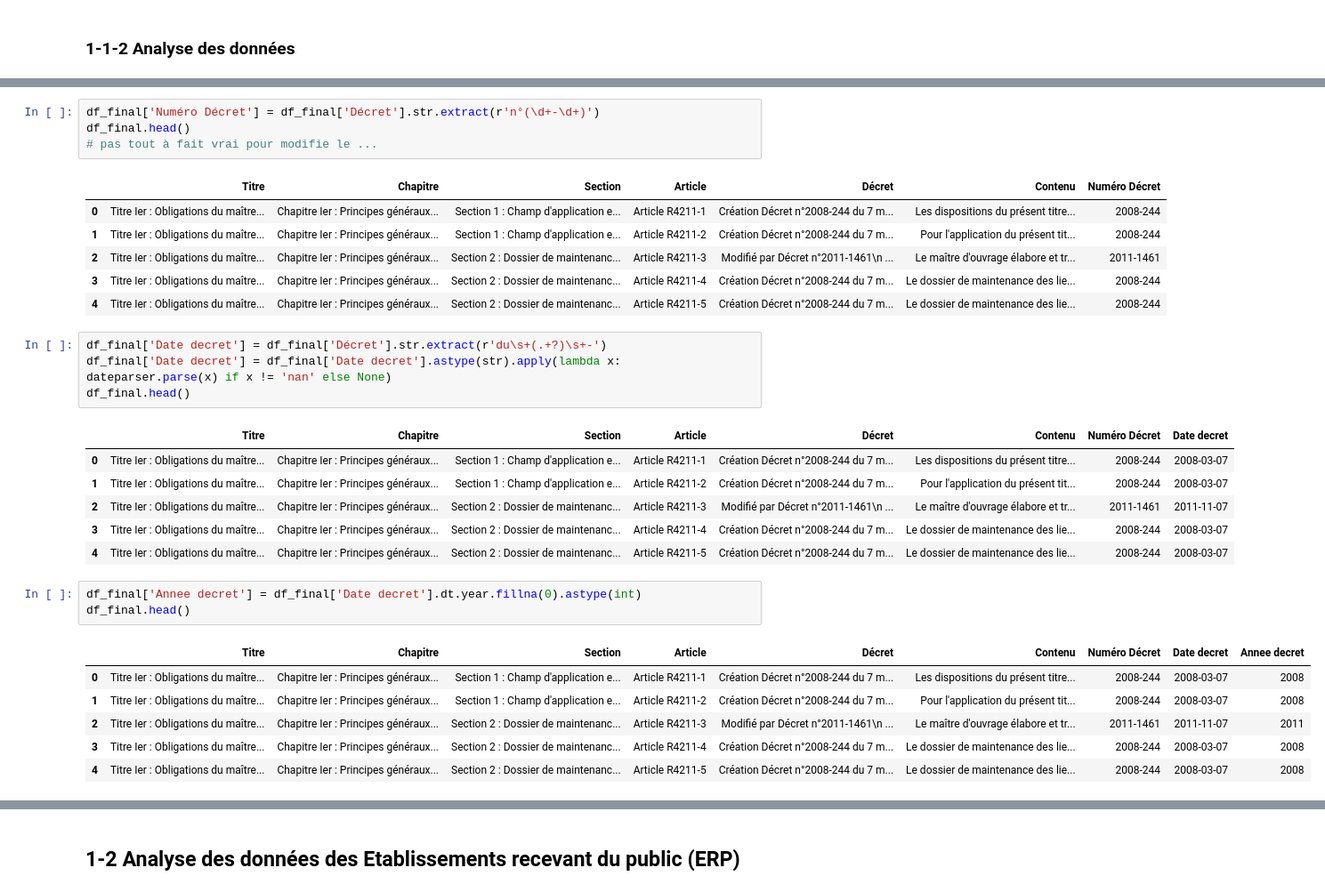
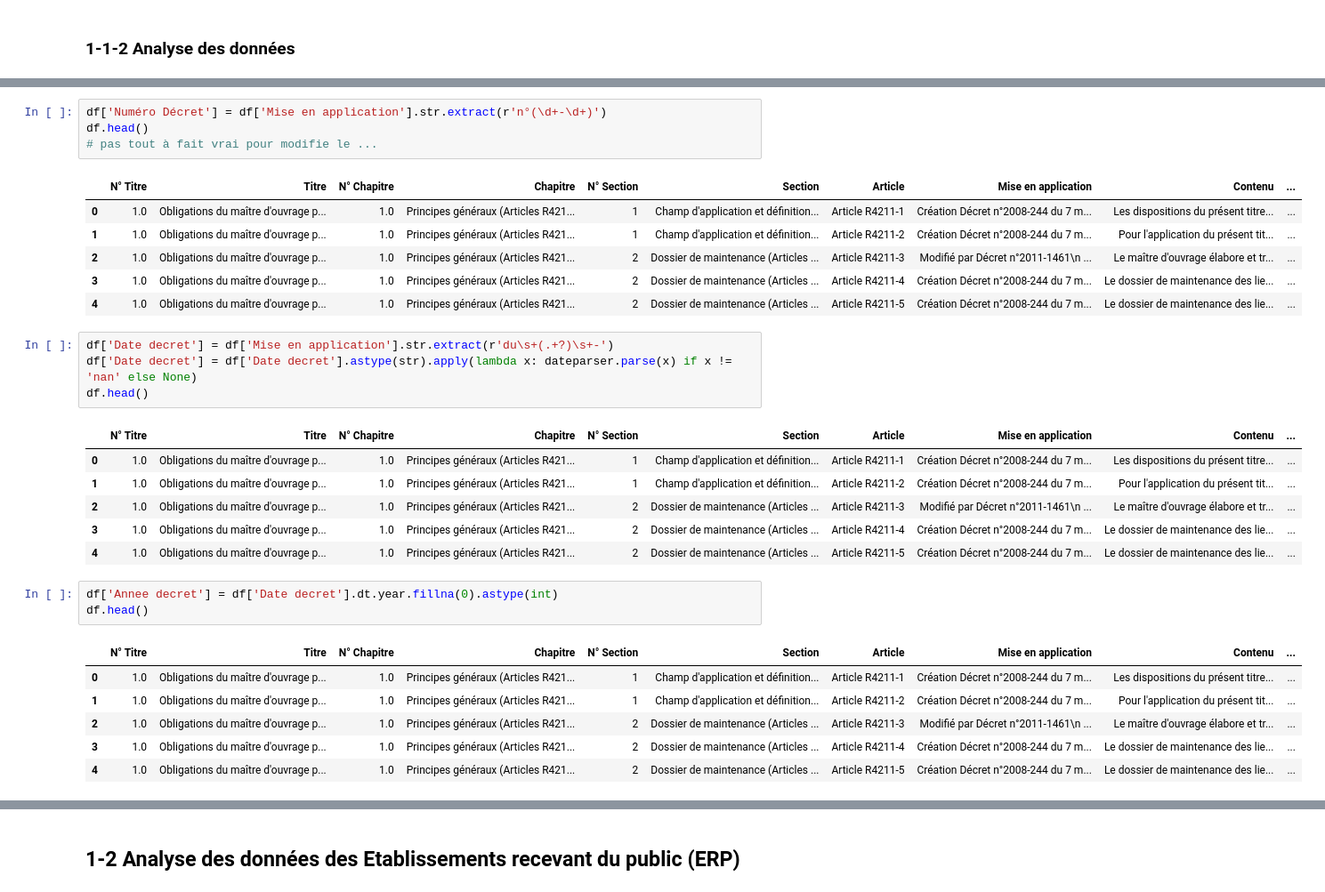
Before and after one commit to MarineDS23/BOT-Technique, a Jupyter notebook: notebooks/bot_#1_scrapping.ipynb, the cells around one changed output, grey strips where cells are left out. Shown at 89% size. Saved outputs shown, nothing was run; the diff lists cells and outputs as text.

```diff
--- a/notebooks/bot_#1_scrapping.ipynb
+++ b/notebooks/bot_#1_scrapping.ipynb
@@ -159,34 +230,34 @@ Chapitre Ier : Principes généraux (Articles R4211-1 à R4211-5)
 Name: count, dtype: int64
 # %%
-df_final['Numéro Décret'] = df_final['Décret'].str.extract(r'n°(\d+-\d+)')
-df_final.head()
+df['Numéro Décret'] = df['Mise en application'].str.extract(r'n°(\d+-\d+)')
+df.head()
 # pas tout à fait vrai pour modifie le ...
 # %% [output]
-|  | Titre | Chapitre | Section | Article | Décret | Contenu | Numéro Décret |
-| 0 | Titre Ier : Obligations du maître... | Chapitre Ier : Principes généraux... | Section 1 : Champ d'application e... | Article R4211-1 | Création Décret n°2008-244 du 7 m... | Les dispositions du présent titre... | 2008-244 |
-| 1 | Titre Ier : Obligations du maître... | Chapitre Ier : Principes généraux... | Section 1 : Champ d'application e... | Article R4211-2 | Création Décret n°2008-244 du 7 m... | Pour l'application du présent tit... | 2008-244 |
-| 2 | Titre Ier : Obligations du maître... | Chapitre Ier : Principes généraux... | Section 2 : Dossier de maintenanc... | Article R4211-3 | Modifié par Décret n°2011-1461\n ... | Le maître d'ouvrage élabore et tr... | 2011-1461 |
-| 3 | Titre Ier : Obligations du maître... | Chapitre Ier : Principes généraux... | Section 2 : Dossier de maintenanc... | Article R4211-4 | Création Décret n°2008-244 du 7 m... | Le dossier de maintenance des lie... | 2008-244 |
-| 4 | Titre Ier : Obligations du maître... | Chapitre Ier : Principes généraux... | Section 2 : Dossier de maintenanc... | Article R4211-5 | Création Décret n°2008-244 du 7 m... | Le dossier de maintenance des lie... | 2008-244 |
+|  | N° Titre | Titre | N° Chapitre | Chapitre | N° Section | Section | Article | Mise en application | Contenu | ... |
+| 0 | 1.0 | Obligations du maître d'ouvrage p... | 1.0 | Principes généraux (Articles R421... | 1 | Champ d'application et définition... | Article R4211-1 | Création Décret n°2008-244 du 7 m... | Les dispositions du présent titre... | ... |
+| 1 | 1.0 | Obligations du maître d'ouvrage p... | 1.0 | Principes généraux (Articles R421... | 1 | Champ d'application et définition... | Article R4211-2 | Création Décret n°2008-244 du 7 m... | Pour l'application du présent tit... | ... |
+| 2 | 1.0 | Obligations du maître d'ouvrage p... | 1.0 | Principes généraux (Articles R421... | 2 | Dossier de maintenance (Articles ... | Article R4211-3 | Modifié par Décret n°2011-1461\n ... | Le maître d'ouvrage élabore et tr... | ... |
+| 3 | 1.0 | Obligations du maître d'ouvrage p... | 1.0 | Principes généraux (Articles R421... | 2 | Dossier de maintenance (Articles ... | Article R4211-4 | Création Décret n°2008-244 du 7 m... | Le dossier de maintenance des lie... | ... |
+| 4 | 1.0 | Obligations du maître d'ouvrage p... | 1.0 | Principes généraux (Articles R421... | 2 | Dossier de maintenance (Articles ... | Article R4211-5 | Création Décret n°2008-244 du 7 m... | Le dossier de maintenance des lie... | ... |
 # %%
-df_final['Date decret'] = df_final['Décret'].str.extract(r'du\s+(.+?)\s+-')
-df_final['Date decret'] = df_final['Date decret'].astype(str).apply(lambda x: dateparser.parse(x) if x != 'nan' else None)
-df_final.head()
+df['Date decret'] = df['Mise en application'].str.extract(r'du\s+(.+?)\s+-')
+df['Date decret'] = df['Date decret'].astype(str).apply(lambda x: dateparser.parse(x) if x != 'nan' else None)
+df.head()
 # %% [output]
-|  | Titre | Chapitre | Section | Article | Décret | Contenu | Numéro Décret | Date decret |
-| 0 | Titre Ier : Obligations du maître... | Chapitre Ier : Principes généraux... | Section 1 : Champ d'application e... | Article R4211-1 | Création Décret n°2008-244 du 7 m... | Les dispositions du présent titre... | 2008-244 | 2008-03-07 |
-| 1 | Titre Ier : Obligations du maître... | Chapitre Ier : Principes généraux... | Section 1 : Champ d'application e... | Article R4211-2 | Création Décret n°2008-244 du 7 m... | Pour l'application du présent tit... | 2008-244 | 2008-03-07 |
-| 2 | Titre Ier : Obligations du maître... | Chapitre Ier : Principes généraux... | Section 2 : Dossier de maintenanc... | Article R4211-3 | Modifié par Décret n°2011-1461\n ... | Le maître d'ouvrage élabore et tr... | 2011-1461 | 2011-11-07 |
-| 3 | Titre Ier : Obligations du maître... | Chapitre Ier : Principes généraux... | Section 2 : Dossier de maintenanc... | Article R4211-4 | Création Décret n°2008-244 du 7 m... | Le dossier de maintenance des lie... | 2008-244 | 2008-03-07 |
-| 4 | Titre Ier : Obligations du maître... | Chapitre Ier : Principes généraux... | Section 2 : Dossier de maintenanc... | Article R4211-5 | Création Décret n°2008-244 du 7 m... | Le dossier de maintenance des lie... | 2008-244 | 2008-03-07 |
+|  | N° Titre | Titre | N° Chapitre | Chapitre | N° Section | Section | Article | Mise en application | Contenu | ... |
+| 0 | 1.0 | Obligations du maître d'ouvrage p... | 1.0 | Principes généraux (Articles R421... | 1 | Champ d'application et définition... | Article R4211-1 | Création Décret n°2008-244 du 7 m... | Les dispositions du présent titre... | ... |
+| 1 | 1.0 | Obligations du maître d'ouvrage p... | 1.0 | Principes généraux (Articles R421... | 1 | Champ d'application et définition... | Article R4211-2 | Création Décret n°2008-244 du 7 m... | Pour l'application du présent tit... | ... |
+| 2 | 1.0 | Obligations du maître d'ouvrage p... | 1.0 | Principes généraux (Articles R421... | 2 | Dossier de maintenance (Articles ... | Article R4211-3 | Modifié par Décret n°2011-1461\n ... | Le maître d'ouvrage élabore et tr... | ... |
+| 3 | 1.0 | Obligations du maître d'ouvrage p... | 1.0 | Principes généraux (Articles R421... | 2 | Dossier de maintenance (Articles ... | Article R4211-4 | Création Décret n°2008-244 du 7 m... | Le dossier de maintenance des lie... | ... |
+| 4 | 1.0 | Obligations du maître d'ouvrage p... | 1.0 | Principes généraux (Articles R421... | 2 | Dossier de maintenance (Articles ... | Article R4211-5 | Création Décret n°2008-244 du 7 m... | Le dossier de maintenance des lie... | ... |
 # %%
-df_final['Annee decret'] = df_final['Date decret'].dt.year.fillna(0).astype(int)
-df_final.head()
+df['Annee decret'] = df['Date decret'].dt.year.fillna(0).astype(int)
+df.head()
 # %% [output]
-|  | Titre | Chapitre | Section | Article | Décret | Contenu | Numéro Décret | Date decret | Annee decret |
-| 0 | Titre Ier : Obligations du maître... | Chapitre Ier : Principes généraux... | Section 1 : Champ d'application e... | Article R4211-1 | Création Décret n°2008-244 du 7 m... | Les dispositions du présent titre... | 2008-244 | 2008-03-07 | 2008 |
-| 1 | Titre Ier : Obligations du maître... | Chapitre Ier : Principes généraux... | Section 1 : Champ d'application e... | Article R4211-2 | Création Décret n°2008-244 du 7 m... | Pour l'application du présent tit... | 2008-244 | 2008-03-07 | 2008 |
-| 2 | Titre Ier : Obligations du maître... | Chapitre Ier : Principes généraux... | Section 2 : Dossier de maintenanc... | Article R4211-3 | Modifié par Décret n°2011-1461\n ... | Le maître d'ouvrage élabore et tr... | 2011-1461 | 2011-11-07 | 2011 |
-| 3 | Titre Ier : Obligations du maître... | Chapitre Ier : Principes généraux... | Section 2 : Dossier de maintenanc... | Article R4211-4 | Création Décret n°2008-244 du 7 m... | Le dossier de maintenance des lie... | 2008-244 | 2008-03-07 | 2008 |
-| 4 | Titre Ier : Obligations du maître... | Chapitre Ier : Principes généraux... | Section 2 : Dossier de maintenanc... | Article R4211-5 | Création Décret n°2008-244 du 7 m... | Le dossier de maintenance des lie... | 2008-244 | 2008-03-07 | 2008 |
+|  | N° Titre | Titre | N° Chapitre | Chapitre | N° Section | Section | Article | Mise en application | Contenu | ... |
+| 0 | 1.0 | Obligations du maître d'ouvrage p... | 1.0 | Principes généraux (Articles R421... | 1 | Champ d'application et définition... | Article R4211-1 | Création Décret n°2008-244 du 7 m... | Les dispositions du présent titre... | ... |
+| 1 | 1.0 | Obligations du maître d'ouvrage p... | 1.0 | Principes généraux (Articles R421... | 1 | Champ d'application et définition... | Article R4211-2 | Création Décret n°2008-244 du 7 m... | Pour l'application du présent tit... | ... |
+| 2 | 1.0 | Obligations du maître d'ouvrage p... | 1.0 | Principes généraux (Articles R421... | 2 | Dossier de maintenance (Articles ... | Article R4211-3 | Modifié par Décret n°2011-1461\n ... | Le maître d'ouvrage élabore et tr... | ... |
+| 3 | 1.0 | Obligations du maître d'ouvrage p... | 1.0 | Principes généraux (Articles R421... | 2 | Dossier de maintenance (Articles ... | Article R4211-4 | Création Décret n°2008-244 du 7 m... | Le dossier de maintenance des lie... | ... |
+| 4 | 1.0 | Obligations du maître d'ouvrage p... | 1.0 | Principes généraux (Articles R421... | 2 | Dossier de maintenance (Articles ... | Article R4211-5 | Création Décret n°2008-244 du 7 m... | Le dossier de maintenance des lie... | ... |
 # %%
```
Also changed, not shown: parts of 11 cells of this notebook, 1 other file.
